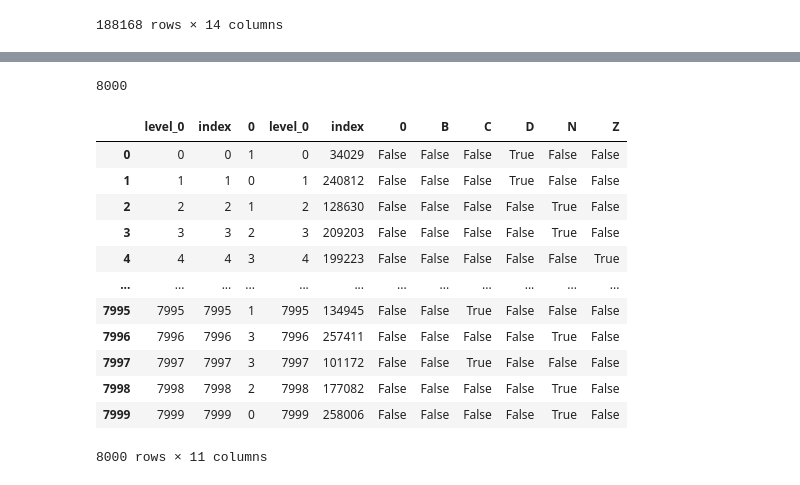
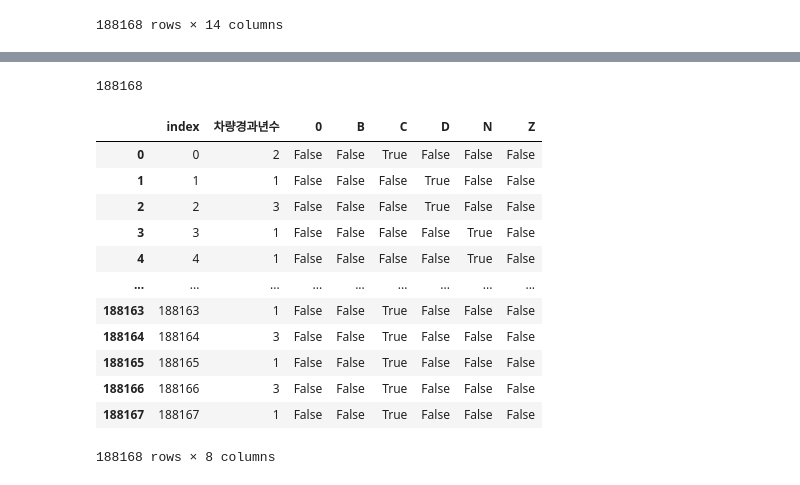
Before and after one commit to domino721/hyper-personalized_car_accident_prediction, a Jupyter notebook: Model/labeling방법정하기.ipynb, the cells around one changed output, grey strips where cells are left out. Cells and saved outputs as stored; diff of their text form; code cells hidden in the pictures.

```diff
--- a/Model/labeling방법정하기.ipynb
+++ b/Model/labeling방법정하기.ipynb
@@ -149,5 +149,3 @@ df
 | 267772 | 40.0 | 2.0 | 1.0 | C | 10년이상 | 중형 | 누구나(기본) | 8.0 | 미가입 | 미가입 | ... |
 | 267775 | 40.0 | 2.0 | 1.0 | C | 5년이하 | 소형B | 누구나(기본) | 7.0 | 5천만원이하 | 가입 | ... |
 188168 rows × 14 columns
-# %%
-df = df.sample(n=8000)
@@ -207,14 +197,23 @@ pandas.core.frame.DataFrame
 # %%
-# 직전 3년간 사고 건수
-# LabelEncoder 객체 생성
-label_encoder = LabelEncoder()
-one_hot_carAge = pd.get_dummies(df['차량경과년수']).reset_index()
-labeled_carAge = pd.DataFrame(label_encoder.fit_transform(df['차량경과년수'])).reset_index()
+## 차량 경과년수
 
+
+
+one_hot_carAge = pd.get_dummies(df['차량경과년수']).reset_index(drop=True)
+
+# 은아님
+labeled_carAge = df['차량경과년수'].apply(lambda x: int(str(x).replace('신차', '0').replace('5년이하', '1').replace('10년이하', '2').replace('10년이상', '3'))).reset_index(drop=True)
+
+
+# 민호님
 column_carAge = df['차량경과년수']
-numeric_carAge = column_carAge.replace({'신차': 0, '5년이하': 3.16, '10년이하': 7.8, '10년이상': 12.86}).to_frame().reset_index()
+numeric_carAge = column_carAge.replace({'신차': 0, '5년이하': 3.16, '10년이하': 7.8, '10년이상': 12.86}).to_frame().reset_index(drop=True)
 
-one_hot_numeric_carAge = pd.concat([one_hot_carAge, numeric_carAge], axis = 1).reset_index()
-labeled_numeric_carAge = pd.concat([labeled_carAge, numeric_carAge], axis = 1).reset_index()
+# one-hot + 은아님
+one_hot_numeric_carAge = pd.concat([one_hot_carAge, numeric_carAge], axis = 1).reset_index(drop=True)
+
+
+# one_hot + 민호님
+labeled_numeric_carAge = pd.concat([labeled_carAge, numeric_carAge], axis = 1).reset_index(drop=True)
 
 carAges = [one_hot_carAge, labeled_carAge, numeric_carAge, one_hot_numeric_carAge, labeled_numeric_carAge]
@@ -377,22 +362,22 @@ Name: 사고유무, Length: 8000, dtype: int64
 # %%
-comb_df = pd.concat([carAges[1].reset_index(), NCRs[0].reset_index()], axis=1, ignore_index=False)
+comb_df = pd.concat([carAges[1].reset_index(), NCRs[0].reset_index(drop=True)], axis=1, ignore_index=False)
 print(len(comb_df))
 comb_df
 # %% [output]
-8000
+188168
-|  | level_0 | index | 0 | level_0 | index | 0 | B | C | D | N | Z |
-| 0 | 0 | 0 | 1 | 0 | 34029 | False | False | False | True | False | False |
-| 1 | 1 | 1 | 0 | 1 | 240812 | False | False | False | True | False | False |
-| 2 | 2 | 2 | 1 | 2 | 128630 | False | False | False | False | True | False |
-| 3 | 3 | 3 | 2 | 3 | 209203 | False | False | False | False | True | False |
-| 4 | 4 | 4 | 3 | 4 | 199223 | False | False | False | False | False | True |
-| ... | ... | ... | ... | ... | ... | ... | ... | ... | ... | ... | ... |
-| 7995 | 7995 | 7995 | 1 | 7995 | 134945 | False | False | True | False | False | False |
-| 7996 | 7996 | 7996 | 3 | 7996 | 257411 | False | False | False | False | True | False |
-| 7997 | 7997 | 7997 | 3 | 7997 | 101172 | False | False | True | False | False | False |
-| 7998 | 7998 | 7998 | 2 | 7998 | 177082 | False | False | False | False | True | False |
-| 7999 | 7999 | 7999 | 0 | 7999 | 258006 | False | False | False | False | True | False |
+|  | index | 차량경과년수 | 0 | B | C | D | N | Z |
+| 0 | 0 | 2 | False | False | True | False | False | False |
+| 1 | 1 | 1 | False | False | False | True | False | False |
+| 2 | 2 | 3 | False | False | False | True | False | False |
+| 3 | 3 | 1 | False | False | False | False | True | False |
+| 4 | 4 | 1 | False | False | False | False | True | False |
+| ... | ... | ... | ... | ... | ... | ... | ... | ... |
+| 188163 | 188163 | 1 | False | False | True | False | False | False |
+| 188164 | 188164 | 3 | False | False | True | False | False | False |
+| 188165 | 188165 | 1 | False | False | True | False | False | False |
+| 188166 | 188166 | 3 | False | False | True | False | False | False |
+| 188167 | 188167 | 1 | False | False | True | False | False | False |
-8000 rows × 11 columns
+188168 rows × 8 columns
 # %%
 import pandas as pd
 
```
Also changed, not shown: parts of 20 cells of this notebook.
